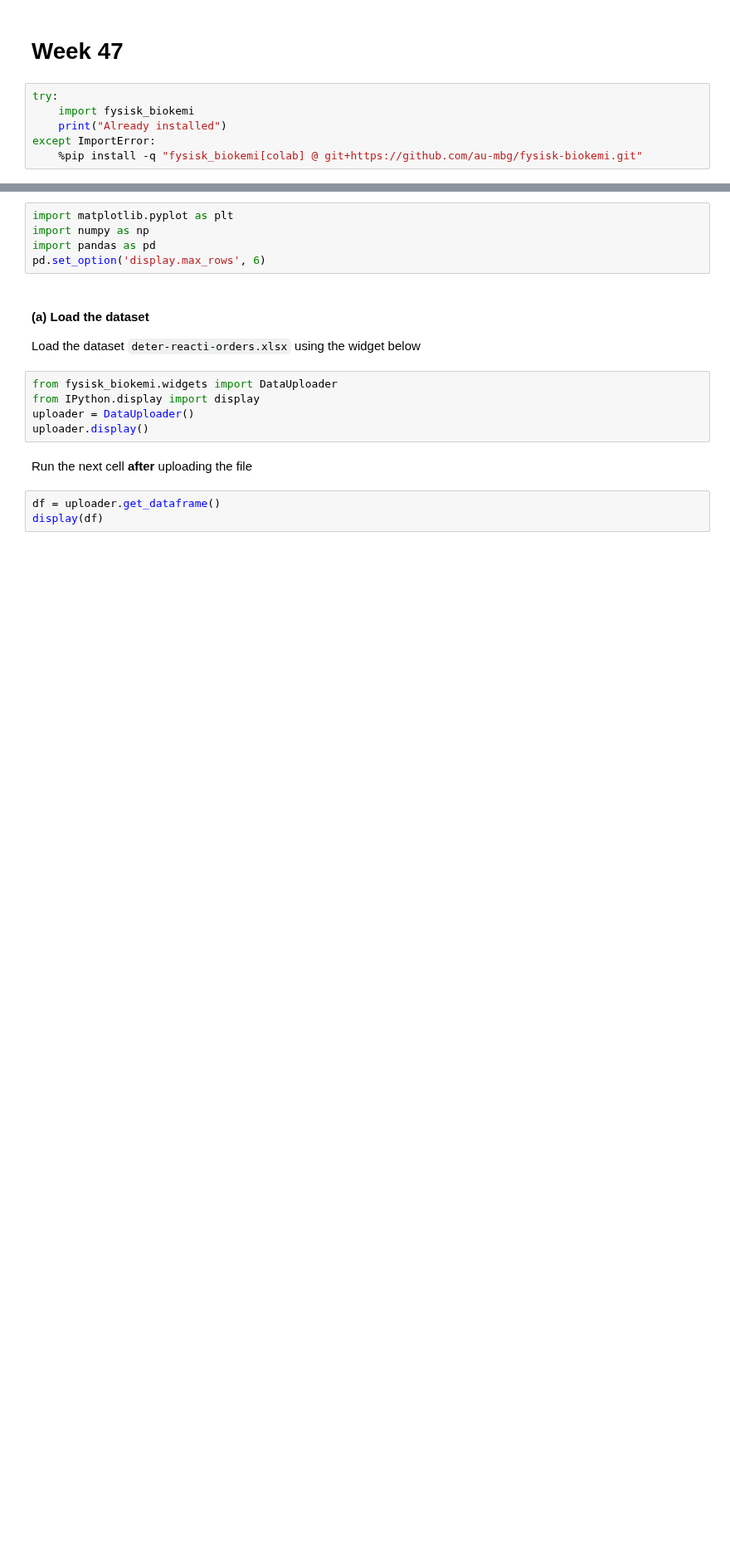
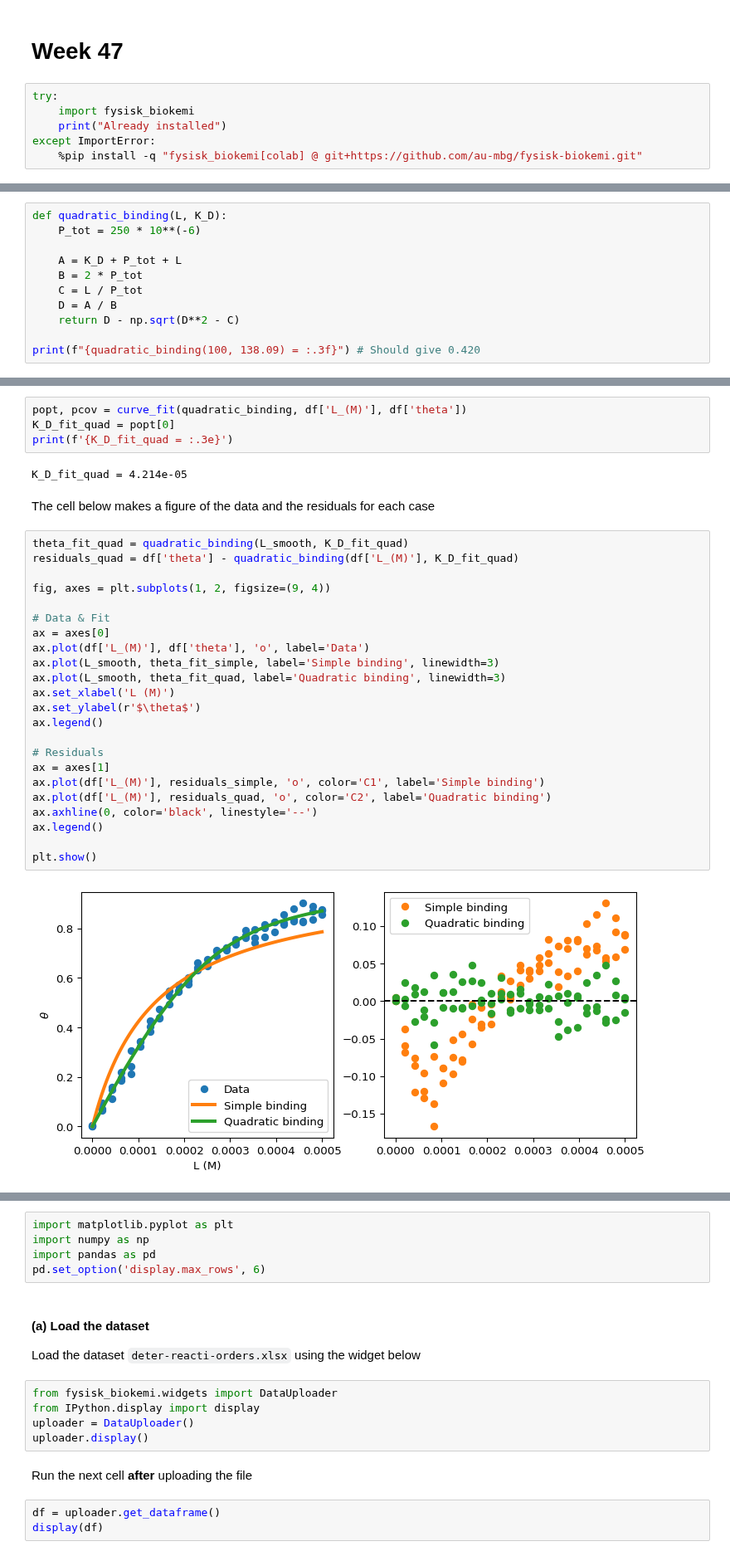
Before and after one commit to au-mbg/fysisk-biokemi, a Jupyter notebook: built_notebooks/master/week_47.ipynb, the cells around one changed output, grey strips where cells are left out. Shown at 83% size. Cells and saved outputs as stored; diff of their text form; blank space fills up the shorter version.

```diff
--- a/built_notebooks/master/week_47.ipynb
+++ b/built_notebooks/master/week_47.ipynb
@@ -12,0 +146,11 @@ except ImportError:
+# %%
+def quadratic_binding(L, K_D):
+    P_tot = 250 * 10**(-6)
+
+    A = K_D + P_tot + L
+    B = 2 * P_tot
+    C = L / P_tot
+    D = A / B
+    return D - np.sqrt(D**2 - C)
+
+print(f"{quadratic_binding(100, 138.09) = :.3f}") # Should give 0.420
@@ -12,0 +161,34 @@ except ImportError:
+# %%
+popt, pcov = curve_fit(quadratic_binding, df['L_(M)'], df['theta'])
+K_D_fit_quad = popt[0]
+print(f'{K_D_fit_quad = :.3e}')
+# %% [output]
+K_D_fit_quad = 4.214e-05
+# %% [markdown]
+The cell below makes a figure of the data and the residuals for each
+case
+# %%
+theta_fit_quad = quadratic_binding(L_smooth, K_D_fit_quad)
+residuals_quad = df['theta'] - quadratic_binding(df['L_(M)'], K_D_fit_quad)
+
+fig, axes = plt.subplots(1, 2, figsize=(9, 4))
+
+# Data & Fit
+ax = axes[0]
+ax.plot(df['L_(M)'], df['theta'], 'o', label='Data')
+ax.plot(L_smooth, theta_fit_simple, label='Simple binding', linewidth=3)
+ax.plot(L_smooth, theta_fit_quad, label='Quadratic binding', linewidth=3)
+ax.set_xlabel('L (M)')
+ax.set_ylabel(r'$\theta$')
+ax.legend()
+
+# Residuals
+ax = axes[1]
+ax.plot(df['L_(M)'], residuals_simple, 'o', color='C1', label='Simple binding')
+ax.plot(df['L_(M)'], residuals_quad, 'o', color='C2', label='Quadratic binding')
+ax.axhline(0, color='black', linestyle='--')
+ax.legend()
+
+plt.show()
+# %% [output]
+[figure, added]
```
Also changed, not shown: parts of 26 cells of this notebook, 13 other files.
